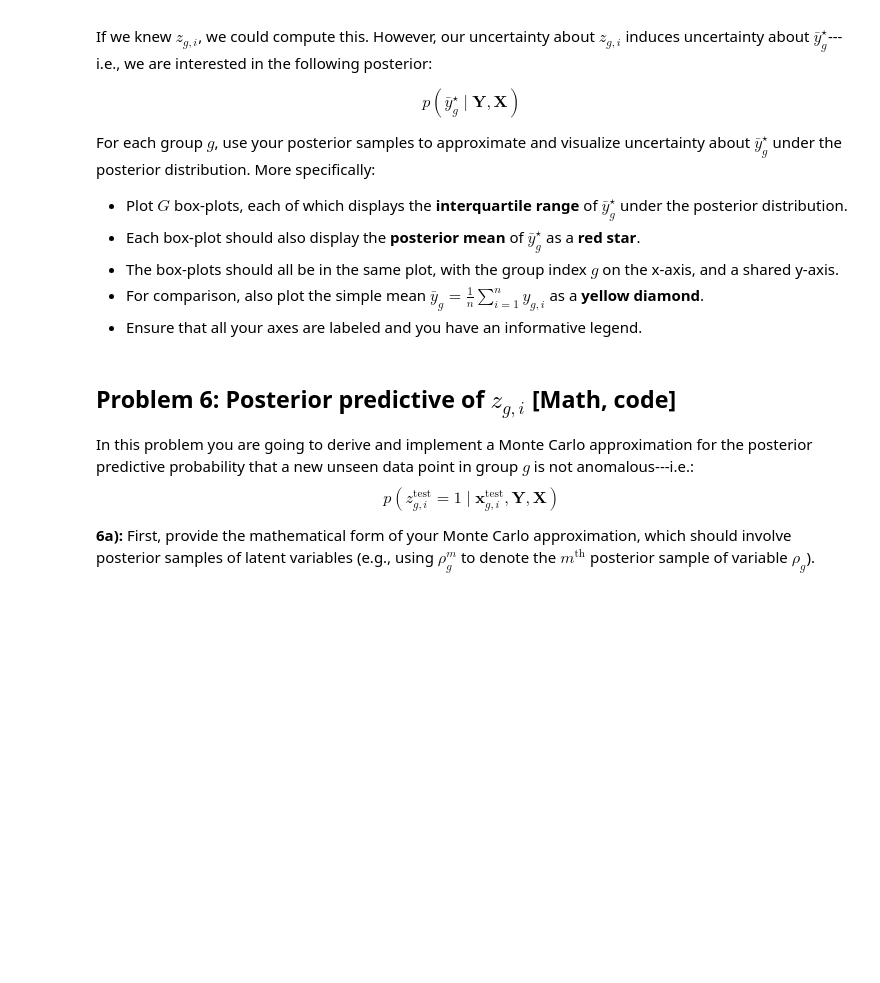
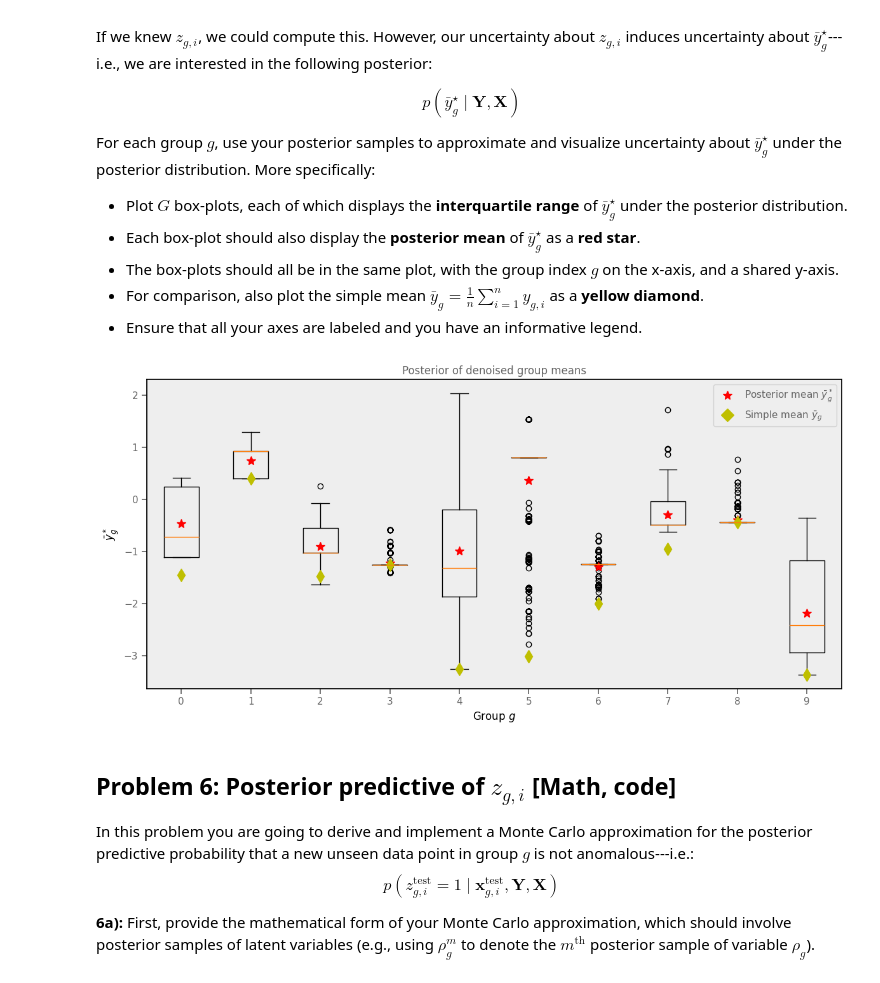
Before and after one commit to rodrigopazm96/Modern-Methods-in-Applied-Statistics, a Jupyter notebook: Paz_hw2.ipynb, the cells around one changed output. Saved outputs shown, nothing was run; the diff lists cells and outputs as text; code cells hidden in the pictures; blank space fills up the shorter version.

```diff
--- a/Paz_hw2.ipynb
+++ b/Paz_hw2.ipynb
@@ -725,3 +753,48 @@ For each group $g$, use your posterior samples to approximate and visualize unce
+# %%
+G, n, p = X_train.shape
+# Let's set a loop for G boxplots with 1,000 values
+y_star = torch.zeros(len(samples), G)
+for m, state in enumerate(samples):
+    for g in range(G):
+        z_g = state['Z_GN'][g]
+        y_star[m, g] = (Y_train[g] * z_g).sum() / z_g.sum()
+
+# Simple mean for each group
+y_bar = Y_train.mean(dim=1)
+
+# Boxplots - one per group
+from matplotlib.lines import Line2D
+fig, ax = plt.subplots(figsize=(12, 6))
+ax.boxplot([y_star[:, g].numpy() for g in range(G)],
+           positions=range(G))
+
+# Red star for posterior mean
+for g in range(G):
+    ax.plot(g, y_star[:, g].mean().item(),
+            'r*', markersize=10)
+
+# Yellow diamond for simple mean
+for g in range(G):
+    ax.plot(g, y_bar[g].item(),
+            'yd', markersize=10)
+
+legend_elements = [
+    Line2D([0], [0], marker='*', color='r',
+           markersize=10, linestyle='None',
+           label='Posterior mean $\\bar{y}_g^*$'),
+    Line2D([0], [0], marker='D', color='y',
+           markersize=10, linestyle='None',
+           label='Simple mean $\\bar{y}_g$')
+]
+ax.legend(handles=legend_elements, loc='upper right')
+ax.set_xlabel('Group $g$')
+ax.set_ylabel('$\\bar{y}_g^*$')
+ax.set_title('Posterior of denoised group means')
+ax.set_xticks(range(G))
+plt.tight_layout()
+plt.show()
+# %% [output]
+[figure, added]
 # %% [markdown]
 ## **Problem 6**: Posterior predictive of $z_{g,i}$ [Math, code]
 In this problem you are going to derive and implement a Monte Carlo approximation for the posterior predictive probability that a new unseen data point in group $g$ is not anomalous---i.e.:
```
Also changed, not shown: parts of 6 cells of this notebook.
